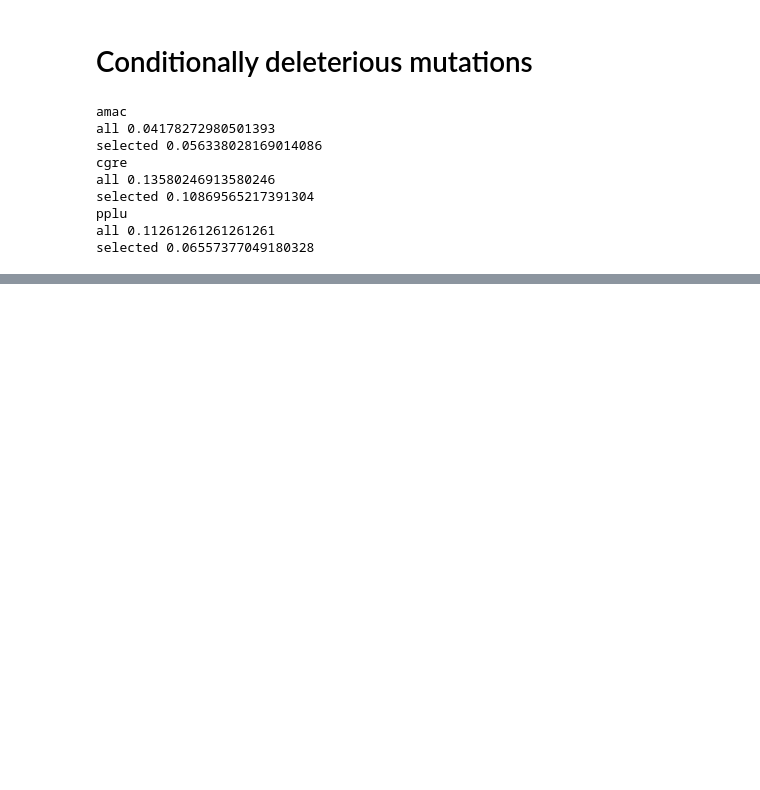
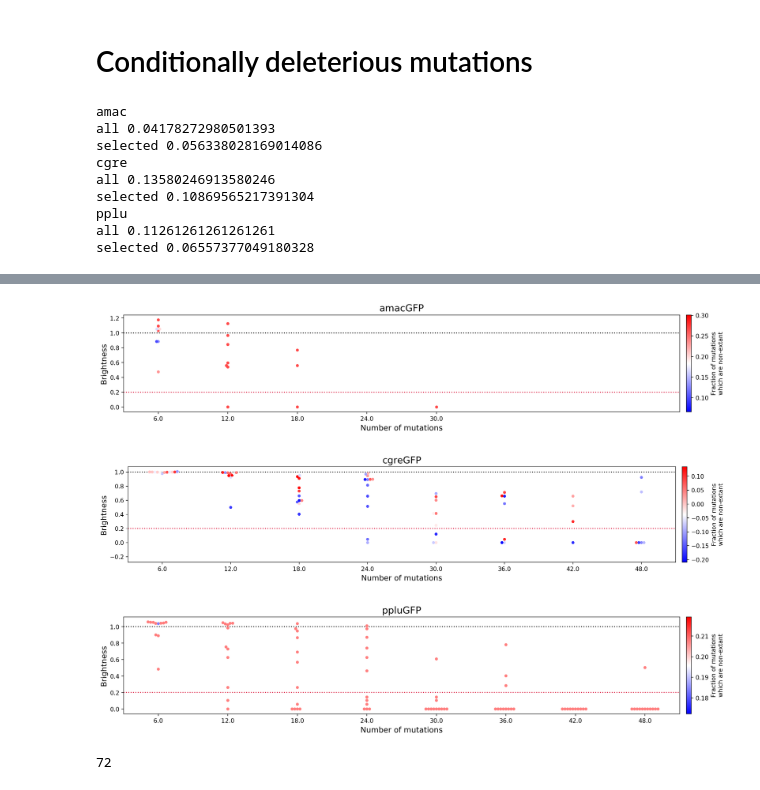
Before and after one commit to aequorea238/Orthologous_GFP_Fitness_Peaks, a Jupyter notebook: analysis/notebooks/lgs12_predictions_testing____.ipynb, the cells around one changed output, grey strips where cells are left out. Saved outputs shown, nothing was run; the diff lists cells and outputs as text; code cells hidden in the pictures; blank space fills up the shorter version.

```diff
--- a/analysis/notebooks/lgs12_predictions_testing.ipynb
+++ b/analysis/notebooks/lgs12_predictions_testing____.ipynb
@@ -139,0 +171,6 @@ selected 0.06557377049180328
+# %%
+predictions['additive_expectation'] = predictions[['gene', 'aa_genotype_pseudo']].apply(lambda x:
+                                            get_expected_effect(x[1], eval(f'siffects_{x[0]}_log'),
+                                min_brightness = data_aa[data_aa.gene==x[0]+'GFP']['brightness'].min() - ref_wt_log[x[0]+'GFP'],
+                                max_brightness = data_aa[data_aa.gene==x[0]+'GFP']['brightness'].max() - ref_wt_log[x[0]+'GFP']),
+                                                                                       axis=1)
@@ -139,0 +181,28 @@ selected 0.06557377049180328
+# %%
+def distance_fitness_additive_swarm(gene):
+    plt.figure(figsize=[20,3], dpi=200)
+    plt.axhline(1, linestyle=':', color='k') # wildtype level
+    plt.axhline(0.2, linestyle=':', color='crimson') # non-fluorescence threshold
+    ax = sns.swarmplot(data=predictions[predictions.gene == gene],
+                       x='distance', y='fiji_log_scaled', hue='additive_expectation', size=5, palette = 'bwr',
+                      )
+    ax.get_legend().remove()
+    plt.xlim(-0.5,7.5)
+    label_plot_axis(t=gene+'GFP', x='Number of mutations', y='Brightness')
+
+    #colormap hack
+    col = predictions[predictions.gene == gene]['additive_expectation']
+    plt.scatter([x-10 for x in col], col, c=col, cmap='bwr')
+    plt.colorbar(pad=0.01).set_label('Fraction of mutations\nwhich are non-extant')
+# %%
+distance_fitness_additive_swarm('amac')
+distance_fitness_additive_swarm('cgre')
+distance_fitness_additive_swarm('pplu')
+# %% [output]
+[figure, added]
+[figure, added]
+[figure, added]
+# %%
+len(predictions[(predictions.additive_expectation > -0.06) & (predictions.fiji_log_scaled < 0.2)])
+# %% [output]
+72
```
Also changed, not shown: parts of 7 cells of this notebook.
